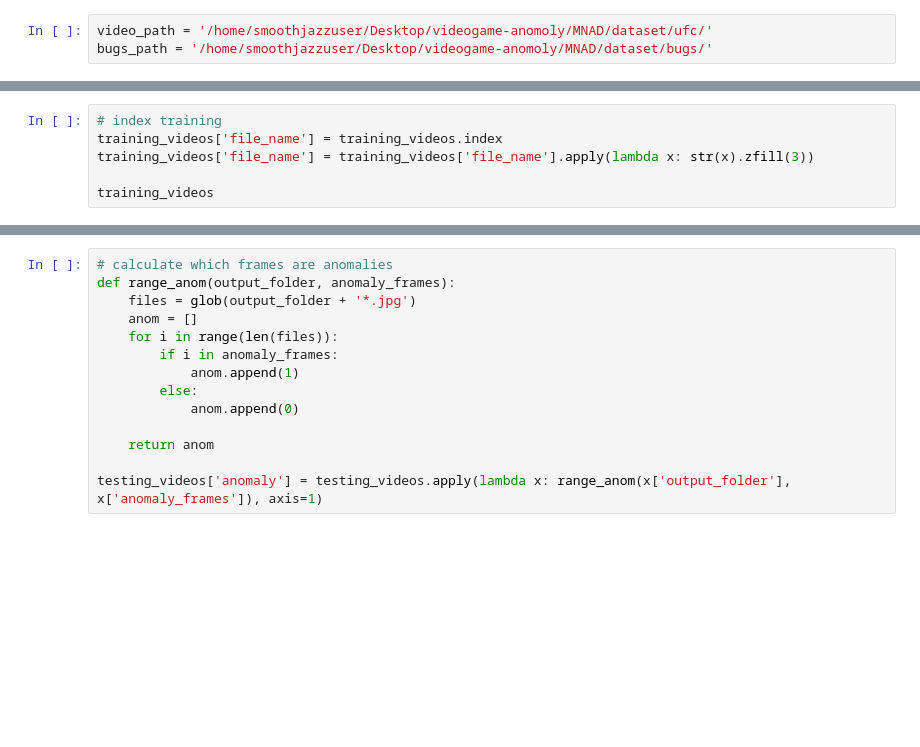
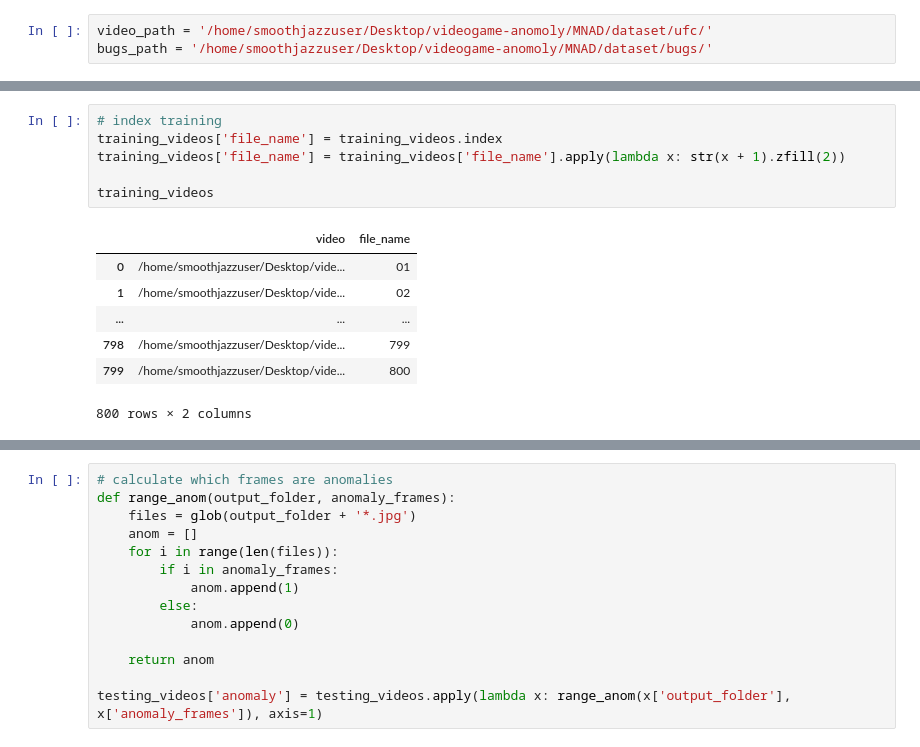
Before and after one commit to smoothjazzuser/videogame-anomaly, a Jupyter notebook: ufw_dataset.ipynb, the cells around one changed output, grey strips where cells are left out. Cells and saved outputs as stored; diff of their text form; blank space fills up the shorter version.

```diff
--- a/ufw_dataset.ipynb
+++ b/ufw_dataset.ipynb
@@ -65,9 +95,17 @@ testing_videos
 # %%
 # index training
 training_videos['file_name'] = training_videos.index
-training_videos['file_name'] = training_videos['file_name'].apply(lambda x: str(x).zfill(3))
+training_videos['file_name'] = training_videos['file_name'].apply(lambda x: str(x + 1).zfill(2))
 
 training_videos
+# %% [output]
+|  | video | file_name |
+| 0 | /home/smoothjazzuser/Desktop/vide... | 01 |
+| 1 | /home/smoothjazzuser/Desktop/vide... | 02 |
+| ... | ... | ... |
+| 798 | /home/smoothjazzuser/Desktop/vide... | 799 |
+| 799 | /home/smoothjazzuser/Desktop/vide... | 800 |
+800 rows × 2 columns
 # %%
 # calculate output folder and name for each video based on file_name
 testing_videos['output_folder'] = testing_videos['file_name'].apply(lambda x: bugs_path + 'symlink_loc/frames/' + x + '/')
```
Also changed, not shown: parts of 12 cells of this notebook, 17 other files.
